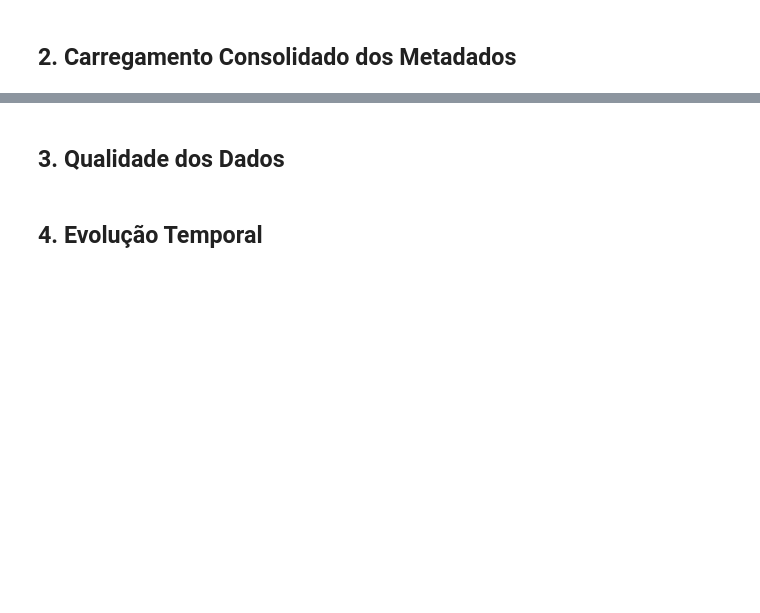
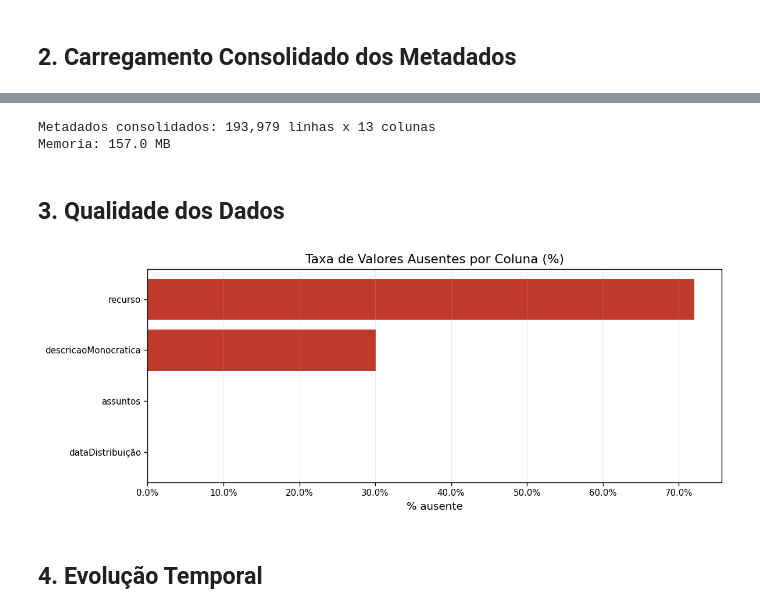
Before and after one commit to fmaignacio/datajud_probe, a Jupyter notebook: notebooks/05_eda_avancada_stj.ipynb, the cells around one changed output, grey strips where cells are left out. Saved outputs shown, nothing was run; the diff lists cells and outputs as text; code cells hidden in the pictures; blank space fills up the shorter version.

```diff
--- a/notebooks/05_eda_avancada_stj.ipynb
+++ b/notebooks/05_eda_avancada_stj.ipynb
@@ -152,14 +175,14 @@ def load_metadata(path: Path) -> pd.DataFrame:
     with path.open('r', encoding='utf-8') as f:
         data = json.load(f)
     if isinstance(data, list):
-        df = pd.DataFrame(data)
+        df_file = pd.DataFrame(data)
     elif isinstance(data, dict):
         list_vals = [v for v in data.values() if isinstance(v, list)]
-        df = pd.DataFrame(list_vals[0]) if len(list_vals) == 1 else pd.json_normalize(data)
+        df_file = pd.DataFrame(list_vals[0]) if len(list_vals) == 1 else pd.json_normalize(data)
     else:
         raise ValueError(f'Formato JSON inesperado: {type(data)}')
-    df['arquivo_origem'] = path.name
-    return df
+    df_file['arquivo_origem'] = path.name
+    return df_file
 
 metadata_list = []
 for path in metadata_files:
@@ -168,20 +191,34 @@ for path in metadata_files:
     except Exception as e:
         print(f'Erro em {path.name}: {e}')
 
-df = pd.concat(metadata_list, ignore_index=True) if metadata_list else pd.DataFrame()
+if not metadata_list:
+    raise RuntimeError('Nenhum arquivo de metadados foi carregado com sucesso.')
+
+df = pd.concat(metadata_list, ignore_index=True)
 print(f'Metadados consolidados: {df.shape[0]:,} linhas x {df.shape[1]:,} colunas')
-print(f'Memória: {df.memory_usage(deep=True).sum() / 1e6:.1f} MB')
+print(f'Memoria: {df.memory_usage(deep=True).sum() / 1e6:.1f} MB')
+# %% [output]
+Metadados consolidados: 193,979 linhas x 13 colunas
+Memoria: 157.0 MB
 # %% [markdown]
 ## 3. Qualidade dos Dados
 # %%
 missing_pct = (df.isna().sum() / len(df) * 100).sort_values()
 missing_pct = missing_pct[missing_pct > 0]
 
-fig = go.Figure(data=[go.Bar(y=missing_pct.index, x=missing_pct.values, orientation='h', marker_color='#E74C3C')])
-fig.update_layout(title='Taxa de Valores Ausentes por Coluna (%)',
-                 xaxis_title='% Ausente', yaxis_title='Coluna',
-                 height=max(400, len(missing_pct)*25), showlegend=False)
-show_fig(fig, '01_taxa_ausentes')
+if missing_pct.empty:
+    print('Nao ha valores ausentes nas colunas carregadas.')
+else:
+    fig, ax = plt.subplots(figsize=(10, max(4, len(missing_pct) * 0.35)))
+    ax.barh(missing_pct.index.astype(str), missing_pct.values, color='#C0392B')
+    ax.set_title('Taxa de Valores Ausentes por Coluna (%)')
+    ax.set_xlabel('% ausente')
+    ax.xaxis.set_major_formatter(mticker.PercentFormatter(decimals=1))
+    ax.grid(axis='x', alpha=0.25)
+    ax.grid(axis='y', visible=False)
+    show_fig(fig, '01_taxa_ausentes')
+# %% [output]
+[figure, added]
 # %% [markdown]
 ## 4. Evolução Temporal
 # %%
```
Also changed, not shown: parts of 14 cells of this notebook, 9 other files.
